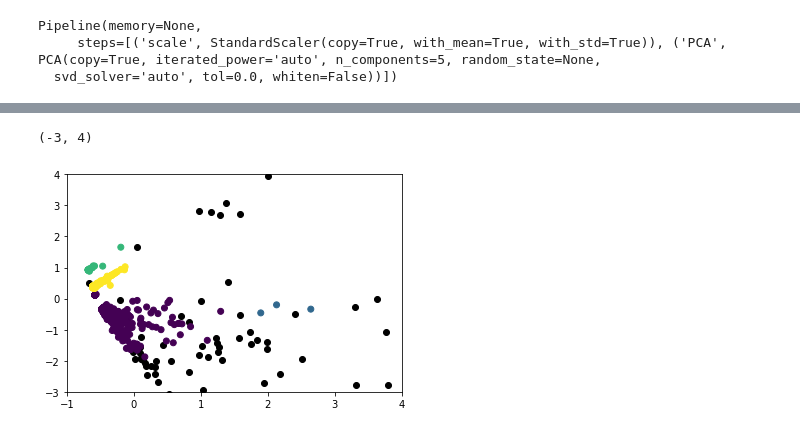
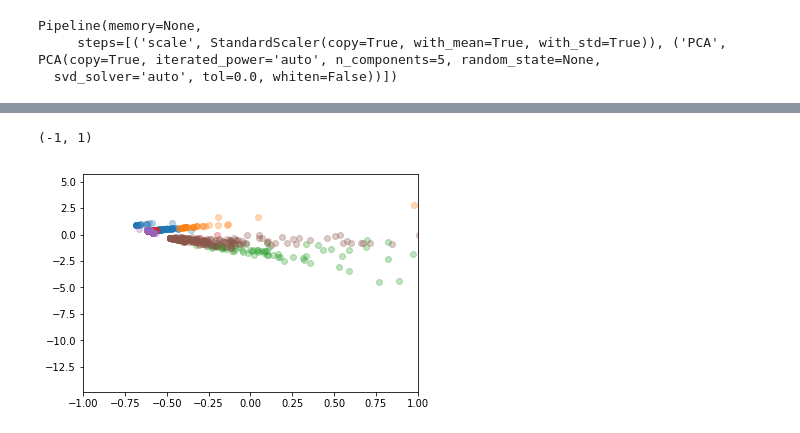
Before and after one commit to willprice221/ethereum_clustering, a Jupyter notebook: cluster.ipynb, the cells around one changed output, grey strips where cells are left out. Saved outputs shown, nothing was run; the diff lists cells and outputs as text; code cells hidden in the pictures.

Commit message:
kmedians trial

```diff
--- a/cluster.ipynb
+++ b/cluster.ipynb
@@ -231,2 +197,0 @@ db = DBSCAN(eps=1)
-# %%
-db.fit(results)
@@ -247,9 +197,0 @@ s_labels, o_labels = db.labels_[indices], np.delete(db.labels_, indices, axis=0)
-# %%
-plt.scatter(outliers[:,0], outliers[:,1], c='black')
-plt.scatter(sample[:,0], sample[:,1], c= s_labels)
-
-plt.xlim(-1,4)
-plt.ylim(-3,4)
-# %% [output]
-(-3, 4)
-[figure, removed]
@@ -255,0 +200,22 @@ plt.ylim(-3,4)
+# %%
+k = 6
+
+#length of data
+datapoints = len(results)
+indices = [random.randint(0,datapoints-1) for i in range(k+1)]
+initial_centers = results[indices]
+
+km =  kmedians(results, initial_centers, ccore=False)
+# %%
+km.process()
+clusters = km.get_clusters()
+# %%
+clusters = np.array([np.array(x) for x in clusters])
+# %%
+for i in range(k):
+    plt.scatter(results[clusters[i]][:,0], results[clusters[i]][:,1], alpha=.3)
+
+plt.xlim(-1,1)
+# %% [output]
+(-1, 1)
+[figure, added]
```
Also changed, not shown: parts of 23 cells of this notebook, 1 other file.
